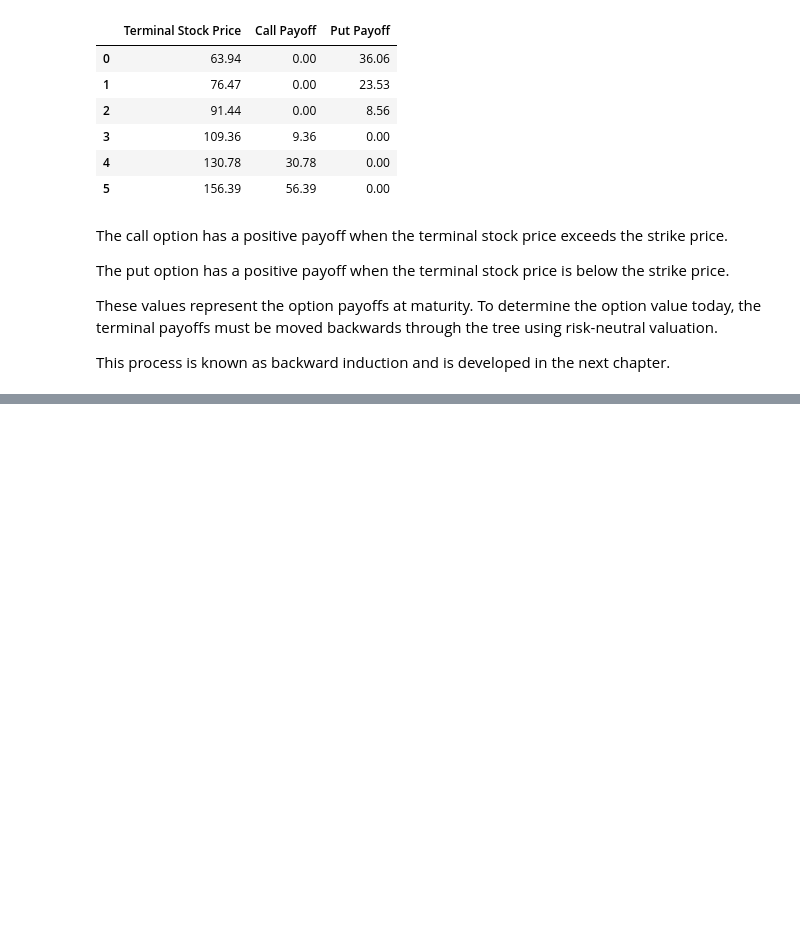
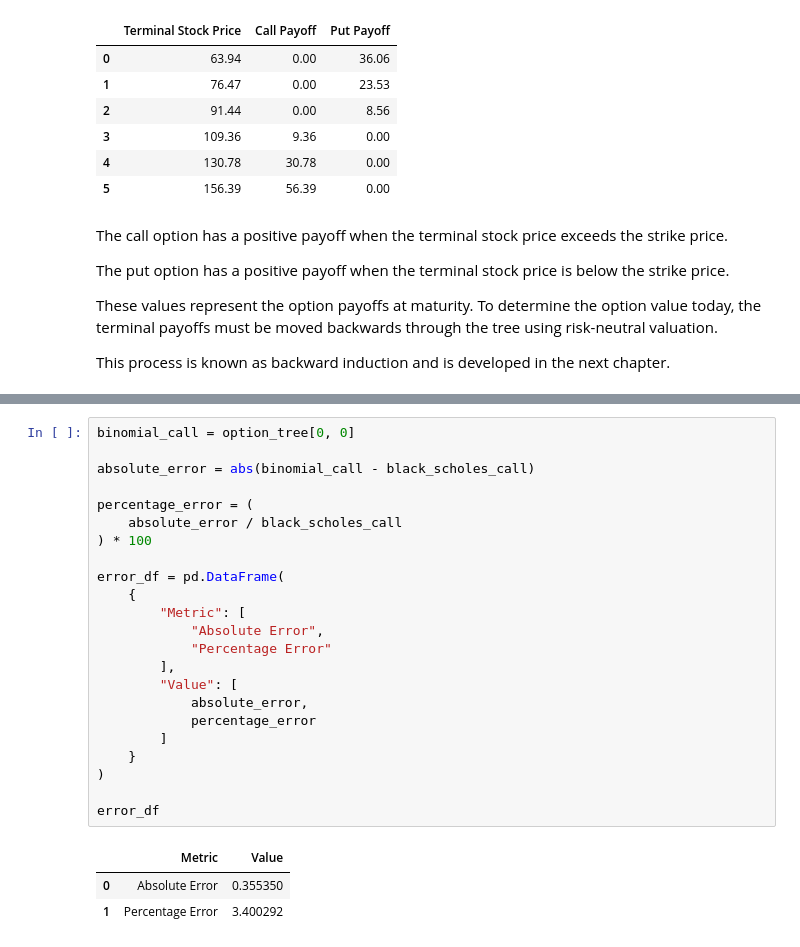
Before and after one commit to evanmartin21/Quant-Summer-Research-Project, a Jupyter notebook: notebooks/05_binomial_tree_option_pricing.ipynb, the cells around one changed output, grey strips where cells are left out. Saved outputs shown, nothing was run; the diff lists cells and outputs as text; blank space fills up the shorter version.

```diff
--- a/notebooks/05_binomial_tree_option_pricing.ipynb
+++ b/notebooks/05_binomial_tree_option_pricing.ipynb
@@ -245,0 +361,27 @@ This process is known as backward induction and is developed in the next chapter
+# %%
+binomial_call = option_tree[0, 0]
+
+absolute_error = abs(binomial_call - black_scholes_call)
+
+percentage_error = (
+    absolute_error / black_scholes_call
+) * 100
+
+error_df = pd.DataFrame(
+    {
+        "Metric": [
+            "Absolute Error",
+            "Percentage Error"
+        ],
+        "Value": [
+            absolute_error,
+            percentage_error
+        ]
+    }
+)
+
+error_df
+# %% [output]
+|  | Metric | Value |
+| 0 | Absolute Error | 0.355350 |
+| 1 | Percentage Error | 3.400292 |
```
Also changed, not shown: parts of 10 cells of this notebook, 1 other file.
